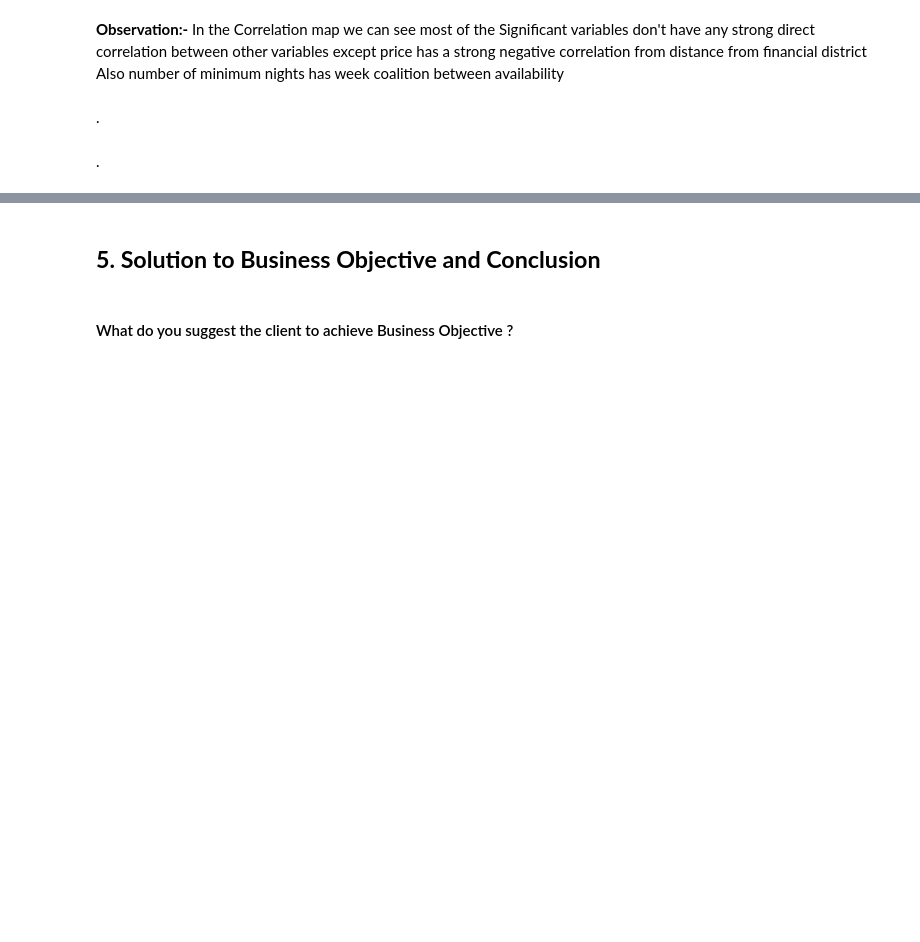
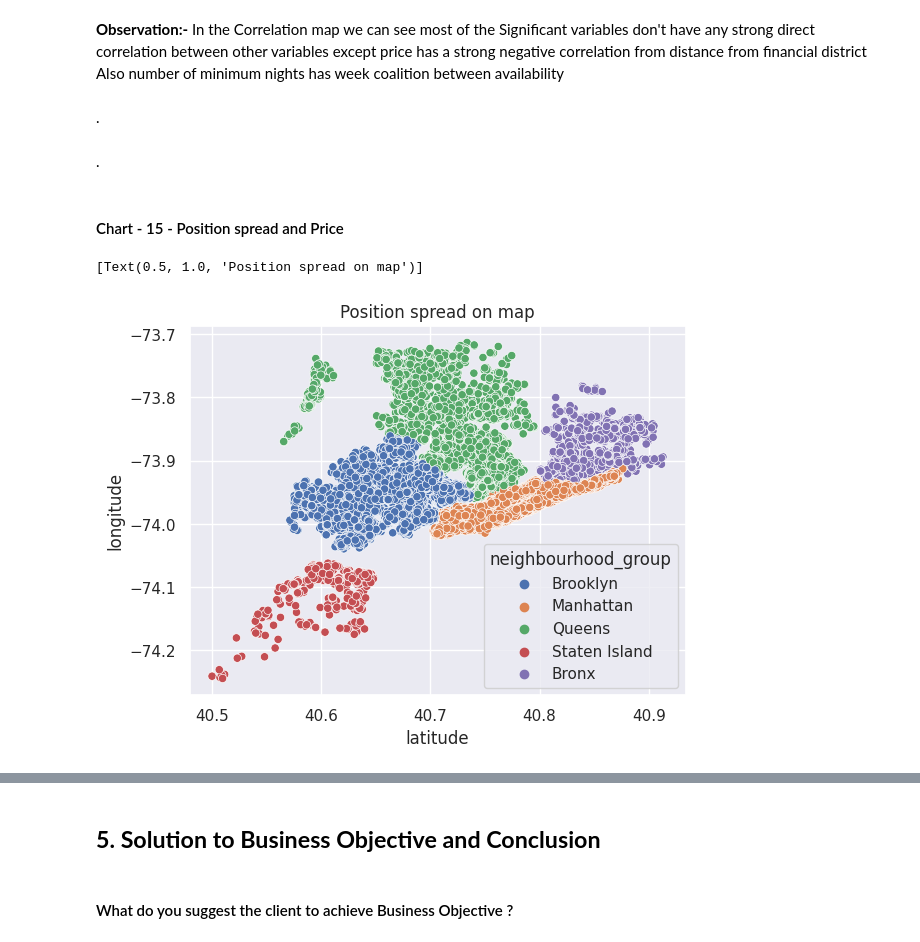
Before and after one commit to Kedar-P-Deshmukh/AirBnb_Booking_EDA_Project, a Jupyter notebook: AirBnb_EDA_Project_By_KedarDeshmukh.ipynb, the cells around one changed output, grey strips where cells are left out. Saved outputs shown, nothing was run; the diff lists cells and outputs as text; code cells hidden in the pictures; blank space fills up the shorter version.

```diff
--- a/AirBnb_EDA_Project_By_KedarDeshmukh.ipynb
+++ b/AirBnb_EDA_Project_By_KedarDeshmukh.ipynb
@@ -868,3 +868,12 @@ Also number of minimum nights has week coalition between availability
 .
 # %% [markdown]
 .
+# %% [markdown]
+#### Chart - 15 - Position spread and Price
+# %%
+# Pair Plot visualization code
+mapdistribution = sns.scatterplot(data=airbnb_data, x="latitude",y="longitude", hue="neighbourhood_group")
+mapdistribution.set( title ='Position spread on map')
+# %% [output]
+[Text(0.5, 1.0, 'Position spread on map')]
+[figure, added]
```
Also changed, not shown: parts of 5 cells of this notebook.
